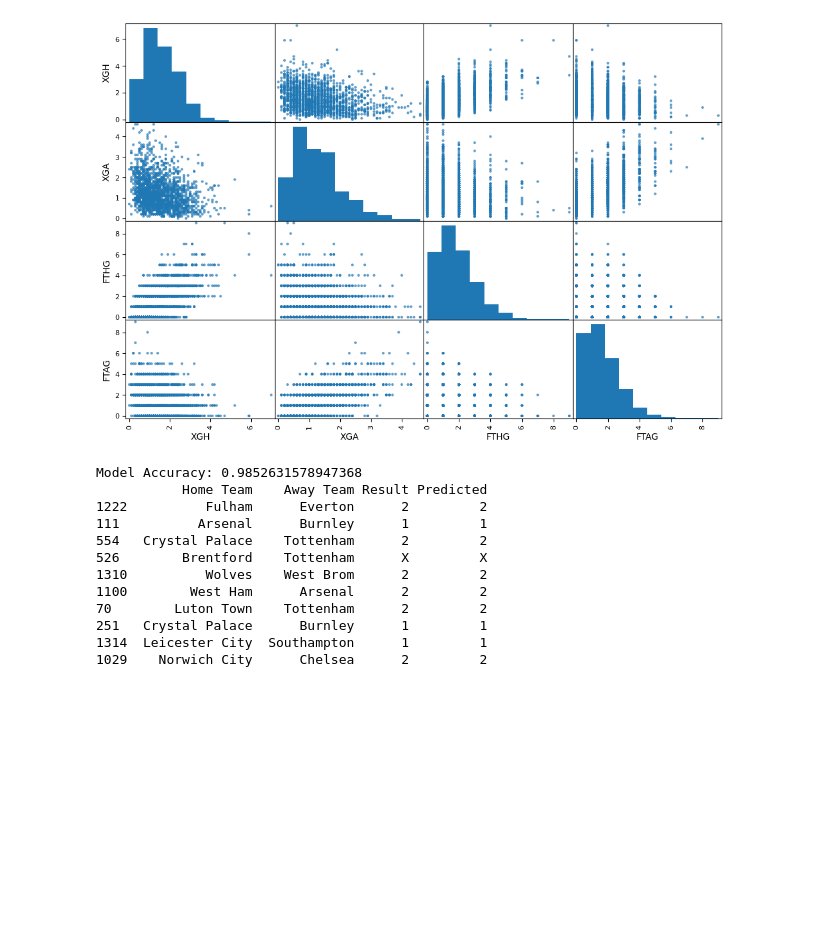
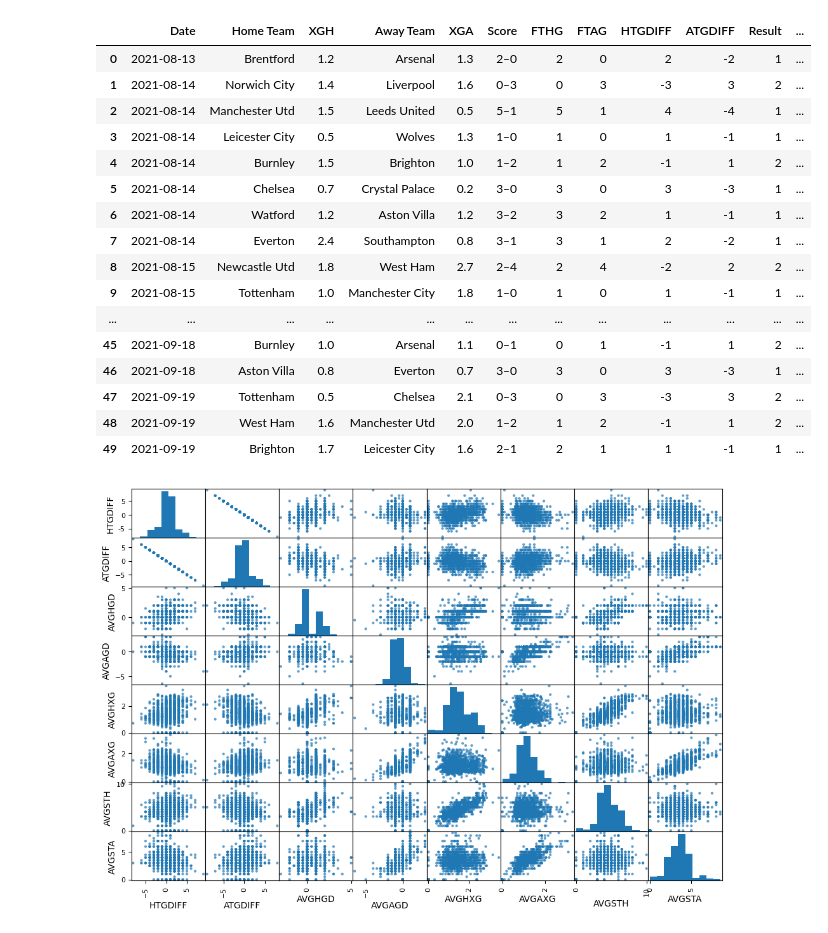
Before and after one commit to FlorinMariusDrilea/random-forest-learning, a Jupyter notebook: random-forest-learning.ipynb, the cells around one changed output. Cells and saved outputs as stored; diff of their text form; code cells hidden in the pictures; blank space fills up the shorter version.

```diff
--- a/random-forest-learning.ipynb
+++ b/random-forest-learning.ipynb
@@ -52,3 +160,23 @@ matches["Date"] = pd.to_datetime(matches["Date"])
+# %%
+df.head(50)
+# %% [output]
+|  | Date | Home Team | XGH | Away Team | XGA | Score | FTHG | FTAG | HTGDIFF | ATGDIFF | Result | ... |
+| 0 | 2021-08-13 | Brentford | 1.2 | Arsenal | 1.3 | 2–0 | 2 | 0 | 2 | -2 | 1 | ... |
+| 1 | 2021-08-14 | Norwich City | 1.4 | Liverpool | 1.6 | 0–3 | 0 | 3 | -3 | 3 | 2 | ... |
+| 2 | 2021-08-14 | Manchester Utd | 1.5 | Leeds United | 0.5 | 5–1 | 5 | 1 | 4 | -4 | 1 | ... |
+| 3 | 2021-08-14 | Leicester City | 0.5 | Wolves | 1.3 | 1–0 | 1 | 0 | 1 | -1 | 1 | ... |
+| 4 | 2021-08-14 | Burnley | 1.5 | Brighton | 1.0 | 1–2 | 1 | 2 | -1 | 1 | 2 | ... |
+| 5 | 2021-08-14 | Chelsea | 0.7 | Crystal Palace | 0.2 | 3–0 | 3 | 0 | 3 | -3 | 1 | ... |
+| 6 | 2021-08-14 | Watford | 1.2 | Aston Villa | 1.2 | 3–2 | 3 | 2 | 1 | -1 | 1 | ... |
+| 7 | 2021-08-14 | Everton | 2.4 | Southampton | 0.8 | 3–1 | 3 | 1 | 2 | -2 | 1 | ... |
+| 8 | 2021-08-15 | Newcastle Utd | 1.8 | West Ham | 2.7 | 2–4 | 2 | 4 | -2 | 2 | 2 | ... |
+| 9 | 2021-08-15 | Tottenham | 1.0 | Manchester City | 1.8 | 1–0 | 1 | 0 | 1 | -1 | 1 | ... |
+| ... | ... | ... | ... | ... | ... | ... | ... | ... | ... | ... | ... | ... |
+| 45 | 2021-09-18 | Burnley | 1.0 | Arsenal | 1.1 | 0–1 | 0 | 1 | -1 | 1 | 2 | ... |
+| 46 | 2021-09-18 | Aston Villa | 0.8 | Everton | 0.7 | 3–0 | 3 | 0 | 3 | -3 | 1 | ... |
+| 47 | 2021-09-19 | Tottenham | 0.5 | Chelsea | 2.1 | 0–3 | 0 | 3 | -3 | 3 | 2 | ... |
+| 48 | 2021-09-19 | West Ham | 1.6 | Manchester Utd | 2.0 | 1–2 | 1 | 2 | -1 | 1 | 2 | ... |
+| 49 | 2021-09-19 | Brighton | 1.7 | Leicester City | 1.6 | 2–1 | 2 | 1 | 1 | -1 | 1 | ... |
 # %%
 # Create separate label encoders
 home_encoder = LabelEncoder()
@@ -63,64 +191,8 @@ df["Referee"] = referee_encoder.fit_transform(df["Referee"])
 import matplotlib.pyplot as plt
 from pandas.plotting import scatter_matrix
 
-numerical_features = ["XGH", "XGA", "FTHG", "FTAG"]
+numerical_features = ["HTGDIFF", "ATGDIFF", "AVGHGD", "AVGAGD", "AVGHXG", "AVGAXG", "AVGSTH", "AVGSTA"]
 scatter_matrix(df[numerical_features], figsize=(12, 8), alpha=0.7)
 plt.show()
 # %% [output]
-[figure, old version]
+[figure, new version]
-# %%
-x = df[["XGH", "XGA", "FTHG", "FTAG", "Home Team", "Away Team", "Referee"]]
-y = df["Result"]
-
-result_encoder = LabelEncoder()
-y_encoded = result_encoder.fit_transform(y)
-
-X_train, X_test, y_train, y_test = train_test_split(x, y_encoded, test_size=0.25, random_state=42)
-
-# Ensure the columns are numeric
-X_train[["XGH", "XGA", "FTHG", "FTAG"]] = X_train[["XGH", "XGA", "FTHG", "FTAG"]].astype('float64')
-X_test[["XGH", "XGA", "FTHG", "FTAG"]] = X_test[["XGH", "XGA", "FTHG", "FTAG"]].astype('float64')
-
-scaler = StandardScaler()
-
-X_train.loc[:, ["XGH", "XGA", "FTHG", "FTAG"]] = scaler.fit_transform(X_train[["XGH", "XGA", "FTHG", "FTAG"]])
-X_test.loc[:, ["XGH", "XGA", "FTHG", "FTAG"]] = scaler.transform(X_test[["XGH", "XGA", "FTHG", "FTAG"]])
-
-# Train a Random Forest model
-xgb_model = XGBClassifier(n_estimators=1000, learning_rate=0.005, colsample_bytree=0.5, subsample=0.8, max_depth=6, random_state=42)
-xgb_model.fit(X_train, y_train)
-
-y_pred = xgb_model.predict(X_test)
-
-# Evaluate the model
-accuracy = accuracy_score(y_test, y_pred)
-print("Model Accuracy:", accuracy)
-
-y_pred_decoded = result_encoder.inverse_transform(y_pred)
-
-# Add Home Team and Away Team names to results_df
-results_df = pd.DataFrame({
-    'Home Team': df.loc[X_test.index, 'Home Team'],
-    'Away Team': df.loc[X_test.index, 'Away Team'],
-    'Result': result_encoder.inverse_transform(y_test),
-    'Predicted': y_pred_decoded
-})
-
-# Decode team names back from numerical values
-results_df["Home Team"] = home_encoder.inverse_transform(results_df["Home Team"])
-results_df["Away Team"] = away_encoder.inverse_transform(results_df["Away Team"])
-
-print(results_df.head(10))
-# %% [output]
-Model Accuracy: 0.9852631578947368
-           Home Team    Away Team Result Predicted
-1222          Fulham      Everton      2         2
-111          Arsenal      Burnley      1         1
-554   Crystal Palace    Tottenham      2         2
-526        Brentford    Tottenham      X         X
-1310          Wolves    West Brom      2         2
-1100        West Ham      Arsenal      2         2
-70        Luton Town    Tottenham      2         2
-251   Crystal Palace      Burnley      1         1
-1314  Leicester City  Southampton      1         1
-1029    Norwich City      Chelsea      2         2
```
Also changed, not shown: parts of 12 cells of this notebook, 7 other files.
